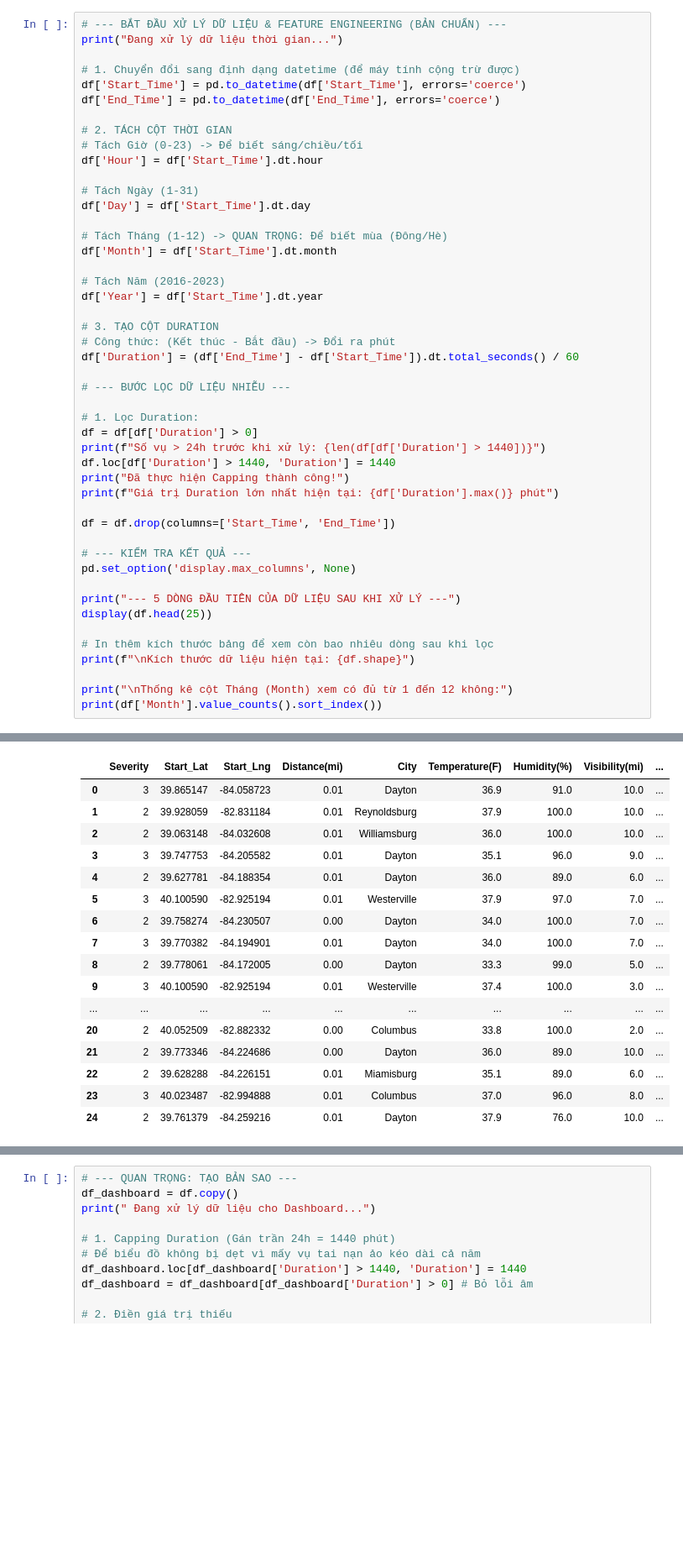
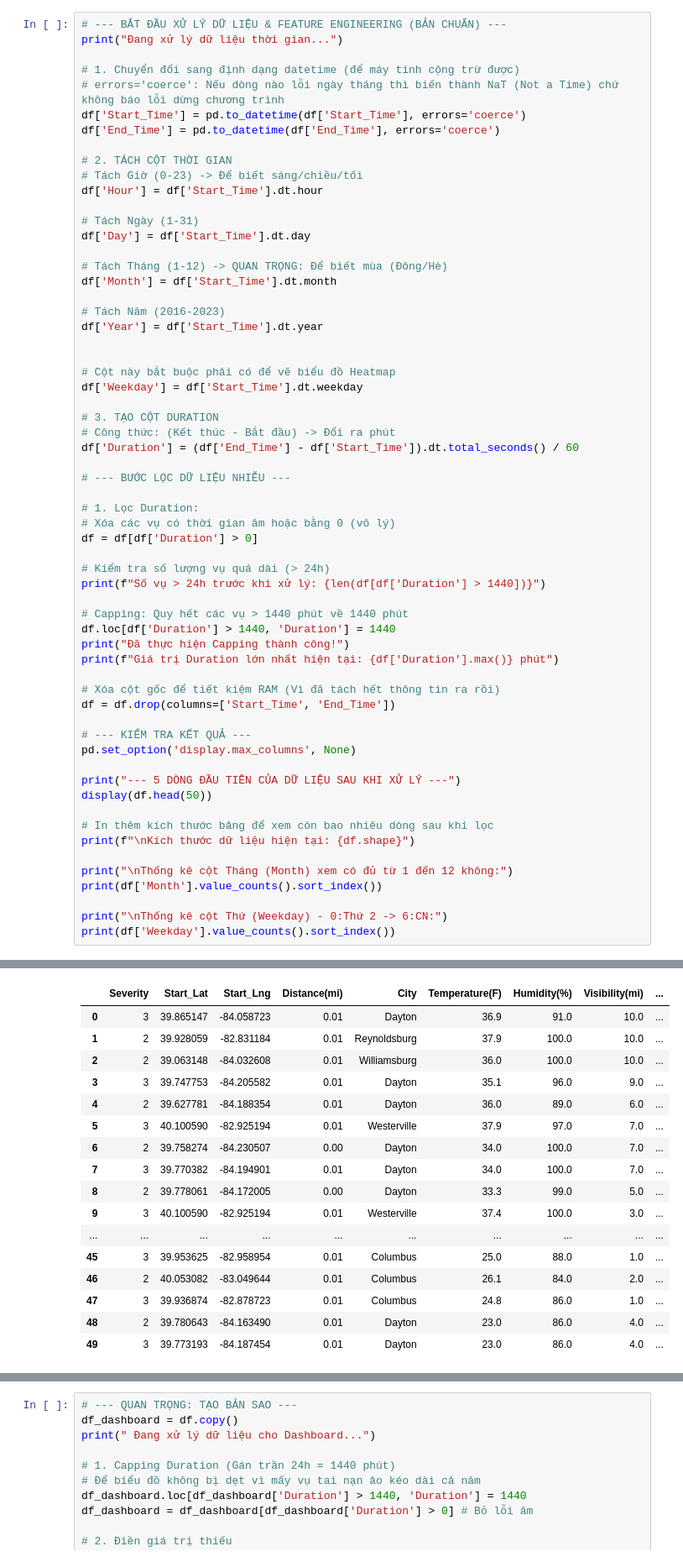
Before and after one commit to Traffic-Accident-Data-Analysis/DAP-Project, a Jupyter notebook: Untitled-1.ipynb, the cells around one changed output, grey strips where cells are left out. Shown at 84% size. Drawn from its saved outputs; the diff is of its cells as text; blank space fills up the shorter version.

```diff
--- a/Untitled-1.ipynb
+++ b/Untitled-1.ipynb
@@ -60,6 +60,7 @@ Load thành công! Kích thước bảng: (2000000, 15)
 print("Đang xử lý dữ liệu thời gian...")
 
 # 1. Chuyển đổi sang định dạng datetime (để máy tính cộng trừ được)
+# errors='coerce': Nếu dòng nào lỗi ngày tháng thì biến thành NaT (Not a Time) chứ không báo lỗi dừng chương trình
 df['Start_Time'] = pd.to_datetime(df['Start_Time'], errors='coerce')
 df['End_Time'] = pd.to_datetime(df['End_Time'], errors='coerce')
 
@@ -76,6 +77,10 @@ df['Month'] = df['Start_Time'].dt.month
 # Tách Năm (2016-2023)
 df['Year'] = df['Start_Time'].dt.year
 
+
+# Cột này bắt buộc phải có để vẽ biểu đồ Heatmap
+df['Weekday'] = df['Start_Time'].dt.weekday
+
 # 3. TẠO CỘT DURATION
 # Công thức: (Kết thúc - Bắt đầu) -> Đổi ra phút
 df['Duration'] = (df['End_Time'] - df['Start_Time']).dt.total_seconds() / 60
@@ -83,45 +88,54 @@ df['Duration'] = (df['End_Time'] - df['Start_Time']).dt.total_seconds() / 60
 # --- BƯỚC LỌC DỮ LIỆU NHIỄU ---
 
 # 1. Lọc Duration:
+# Xóa các vụ có thời gian âm hoặc bằng 0 (vô lý)
 df = df[df['Duration'] > 0]
+
+# Kiểm tra số lượng vụ quá dài (> 24h)
 print(f"Số vụ > 24h trước khi xử lý: {len(df[df['Duration'] > 1440])}")
+
+# Capping: Quy hết các vụ > 1440 phút về 1440 phút
 df.loc[df['Duration'] > 1440, 'Duration'] = 1440
 print("Đã thực hiện Capping thành công!")
 print(f"Giá trị Duration lớn nhất hiện tại: {df['Duration'].max()} phút")
 
+# Xóa cột gốc để tiết kiệm RAM (Vì đã tách hết thông tin ra rồi)
 df = df.drop(columns=['Start_Time', 'End_Time'])
 
 # --- KIỂM TRA KẾT QUẢ ---
 pd.set_option('display.max_columns', None)
 
 print("--- 5 DÒNG ĐẦU TIÊN CỦA DỮ LIỆU SAU KHI XỬ LÝ ---")
-display(df.head(25))
+display(df.head(50))
 
 # In thêm kích thước bảng để xem còn bao nhiêu dòng sau khi lọc
 print(f"\nKích thước dữ liệu hiện tại: {df.shape}")
 
 print("\nThống kê cột Tháng (Month) xem có đủ từ 1 đến 12 không:")
 print(df['Month'].value_counts().sort_index())
+
+print("\nThống kê cột Thứ (Weekday) - 0:Thứ 2 -> 6:CN:")
+print(df['Weekday'].value_counts().sort_index())
 # %% [output]
 Đang xử lý dữ liệu thời gian...
 Số vụ > 24h trước khi xử lý: 259
 Đã thực hiện Capping thành công!
 Giá trị Duration lớn nhất hiện tại: 1440.0 phút
 --- 5 DÒNG ĐẦU TIÊN CỦA DỮ LIỆU SAU KHI XỬ LÝ ---
 |  | Severity | Start_Lat | Start_Lng | Distance(mi) | City | Temperature(F) | Humidity(%) | Visibility(mi) | ... |
 | 0 | 3 | 39.865147 | -84.058723 | 0.01 | Dayton | 36.9 | 91.0 | 10.0 | ... |
 | 1 | 2 | 39.928059 | -82.831184 | 0.01 | Reynoldsburg | 37.9 | 100.0 | 10.0 | ... |
 | 2 | 2 | 39.063148 | -84.032608 | 0.01 | Williamsburg | 36.0 | 100.0 | 10.0 | ... |
 | 3 | 3 | 39.747753 | -84.205582 | 0.01 | Dayton | 35.1 | 96.0 | 9.0 | ... |
 | 4 | 2 | 39.627781 | -84.188354 | 0.01 | Dayton | 36.0 | 89.0 | 6.0 | ... |
 | 5 | 3 | 40.100590 | -82.925194 | 0.01 | Westerville | 37.9 | 97.0 | 7.0 | ... |
 | 6 | 2 | 39.758274 | -84.230507 | 0.00 | Dayton | 34.0 | 100.0 | 7.0 | ... |
 | 7 | 3 | 39.770382 | -84.194901 | 0.01 | Dayton | 34.0 | 100.0 | 7.0 | ... |
 | 8 | 2 | 39.778061 | -84.172005 | 0.00 | Dayton | 33.3 | 99.0 | 5.0 | ... |
 | 9 | 3 | 40.100590 | -82.925194 | 0.01 | Westerville | 37.4 | 100.0 | 3.0 | ... |
 | ... | ... | ... | ... | ... | ... | ... | ... | ... | ... |
-| 20 | 2 | 40.052509 | -82.882332 | 0.00 | Columbus | 33.8 | 100.0 | 2.0 | ... |
-| 21 | 2 | 39.773346 | -84.224686 | 0.00 | Dayton | 36.0 | 89.0 | 10.0 | ... |
-| 22 | 2 | 39.628288 | -84.226151 | 0.01 | Miamisburg | 35.1 | 89.0 | 6.0 | ... |
-| 23 | 3 | 40.023487 | -82.994888 | 0.01 | Columbus | 37.0 | 96.0 | 8.0 | ... |
-| 24 | 2 | 39.761379 | -84.259216 | 0.01 | Dayton | 37.9 | 76.0 | 10.0 | ... |
+| 45 | 3 | 39.953625 | -82.958954 | 0.01 | Columbus | 25.0 | 88.0 | 1.0 | ... |
+| 46 | 2 | 40.053082 | -83.049644 | 0.01 | Columbus | 26.1 | 84.0 | 2.0 | ... |
+| 47 | 3 | 39.936874 | -82.878723 | 0.01 | Columbus | 24.8 | 86.0 | 1.0 | ... |
+| 48 | 2 | 39.780643 | -84.163490 | 0.01 | Dayton | 23.0 | 86.0 | 4.0 | ... |
+| 49 | 3 | 39.773193 | -84.187454 | 0.01 | Dayton | 23.0 | 86.0 | 4.0 | ... |
```
Also changed, not shown: parts of 13 cells of this notebook.
